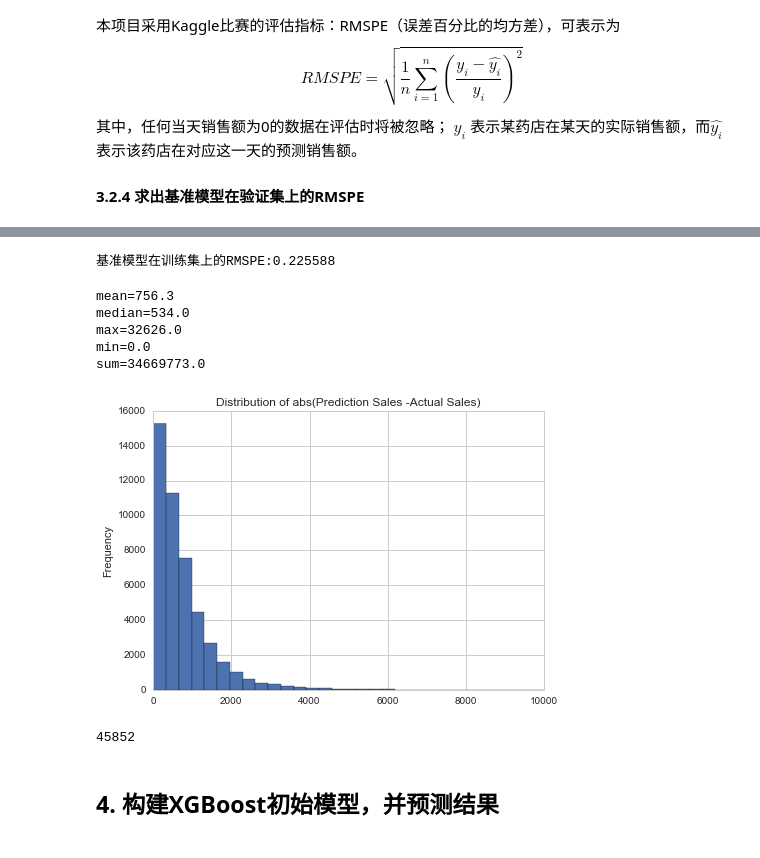
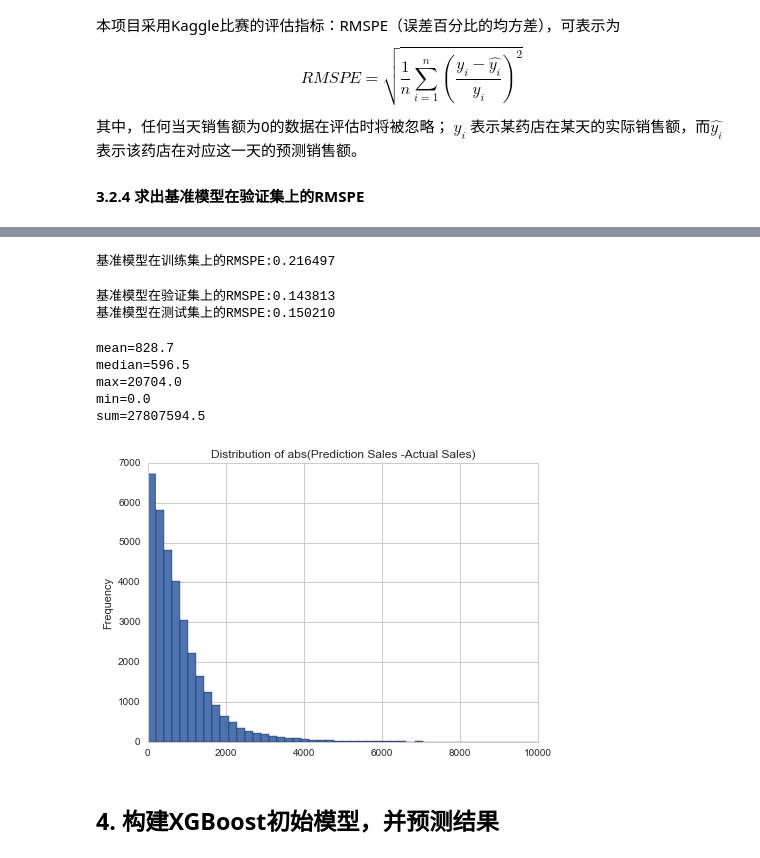
Before and after one commit to apmfifty/capstone, a Jupyter notebook: Rossmann_Store_Sales/Capstone_Project_Rossman_Sales_Prediction_1.ipynb, the cells around one changed output, grey strips where cells are left out. Drawn from its saved outputs; the diff is of its cells as text; code cells hidden in the pictures.

```diff
--- a/Rossmann_Store_Sales/Capstone_Project_Rossman_Sales_Prediction_1.ipynb
+++ b/Rossmann_Store_Sales/Capstone_Project_Rossman_Sales_Prediction_1.ipynb
@@ -301,14 +256,6 @@ def mad_based_outlier(points, thresh=3.5):
 for i in train_raw_df['Store'].unique():
     train_raw_df.loc[(train_raw_df['Store'] == i) & (train_raw_df['Open'] == 1), 'Outlier_3'] = \
         mad_based_outlier(train_raw_df.loc[ (train_raw_df['Store'] == i) & (train_raw_df['Open'] == 1)]['Sales'], 3)
-# %%
-for i in train_raw_df['Store'].unique():
-    train_raw_df.loc[(train_raw_df['Store'] == i) & (train_raw_df['Open'] == 1), 'Outlier_2'] = \
-        mad_based_outlier(train_raw_df.loc[ (train_raw_df['Store'] == i) & (train_raw_df['Open'] == 1)]['Sales'], 2)
-# %%
-for i in train_raw_df['Store'].unique():
-    train_raw_df.loc[(train_raw_df['Store'] == i) & (train_raw_df['Open'] == 1), 'Outlier_2_5'] = \
-        mad_based_outlier(train_raw_df.loc[ (train_raw_df['Store'] == i) & (train_raw_df['Open'] == 1)]['Sales'], 2.5)
 # %% [markdown]
 ### 1.3 store_raw_df数据处理
 #### 1.3.1 store_raw_df的Competition数据处理
@@ -1048,11 +967,17 @@ feature_x_list=pd.read_pickle(os.path.join(path, file_feature)).tolist()
 # %%
-mask_train=train_store_raw_df['Date']<'2015-06-15'
-mask_valid=train_store_raw_df['Date']>='2015-06-15'
+mask_train=train_store_raw_df['Date']<='2015-05-22'
+mask_valid=(train_store_raw_df['Date']>'2015-05-22') & (train_store_raw_df['Date']<='2015-06-26' )
+mask_test=train_store_raw_df['Date']>'2015-06-26'
+
+
 train_store_df=train_store_raw_df[mask_train]
 valid_store_df=train_store_raw_df[mask_valid]
+test_store_df=train_store_raw_df[mask_test]
+
+
+benchmark_train_df=train_store_df.copy()
 benchmark_valid_store_df=valid_store_df.copy()
-benchmark_train_df=train_store_df.copy()
-# benchmark_test_store_df=test_store_raw_df.copy()
+benchmark_test_store_df=test_store_df.copy()
 # %% [markdown]
 ### 3.2 挑选出最优的特征组合训练基准模型
 
@@ -1160,29 +1057,46 @@ benchmark_train_df= predict_benchmark_model(benchmark_train_df,features_benchmar
 RMSPE_train_benchmark=calc_RMSPE(benchmark_train_df)
 print('基准模型在训练集上的RMSPE:{:.6f}'.format(RMSPE_train_benchmark))
 # %% [output]
-基准模型在训练集上的RMSPE:0.225588
+基准模型在训练集上的RMSPE:0.216497
+# %%
+features_benchmark=list(min(features_RMSPE, key=features_RMSPE.get))
+features_benchmark_sales=features_benchmark+['Sales']
+
+#利用选好的特征，训练出基准模型
+benchmark_model=train_store_df[train_store_df['Open']==1][features_benchmark_sales].groupby(features_benchmark).median()
+#将model结果以dict形式进行保存，以便于高效计算
+benchmark_model_dict=benchmark_model['Sales'].to_dict()
+
+valid_df=benchmark_valid_store_df.copy()
+valid_df= predict_benchmark_model(valid_df,features_benchmark,benchmark_model_dict)
+RMSPE_valid_benchmark=calc_RMSPE(valid_df)
+print('基准模型在验证集上的RMSPE:{:.6f}'.format(RMSPE_valid_benchmark))
+
+test_df=benchmark_test_store_df.copy()
+test_df= predict_benchmark_model(test_df,features_benchmark,benchmark_model_dict)
+RMSPE_test_benchmark=calc_RMSPE(test_df)
+print('基准模型在测试集上的RMSPE:{:.6f}'.format(RMSPE_test_benchmark))
+# %% [output]
+基准模型在验证集上的RMSPE:0.143813
+基准模型在测试集上的RMSPE:0.150210
 # %%
-mask=valid_df['Open']==1
-y_diff=np.abs((valid_df['Sales']-valid_df['Sales_Predicted'])[mask])
+mask=test_df['Open']==1
+y_diff=np.abs((test_df['Sales']-test_df['Sales_Predicted'])[mask])
 print 'mean={:.1f}'.format(y_diff.mean())
 print 'median={:.1f}'.format(y_diff.median())
 print 'max={:.1f}'.format(y_diff.max())
 print 'min={:.1f}'.format(y_diff.min())
 print 'sum={:.1f}'.format(y_diff.sum())
 fig,(axis1)=plt.subplots(1,1,figsize=(7,5))
 #Sales
 _ =y_diff.plot(kind='hist',bins=100,xlim=(0,10000),ax=axis1,title='Distribution of abs(Prediction Sales -Actual Sales)')
 # %% [output]
-mean=756.3
-median=534.0
-max=32626.0
+mean=828.7
+median=596.5
+max=20704.0
 min=0.0
-sum=34669773.0
+sum=27807594.5
-[figure, old version]
+[figure, new version]
-# %%
-len(y_diff)
-# %% [output]
-45852
 # %% [markdown]
 ## 4. 构建XGBoost初始模型，并预测结果
 # %% [markdown]
```
Also changed, not shown: parts of 39 cells of this notebook.
